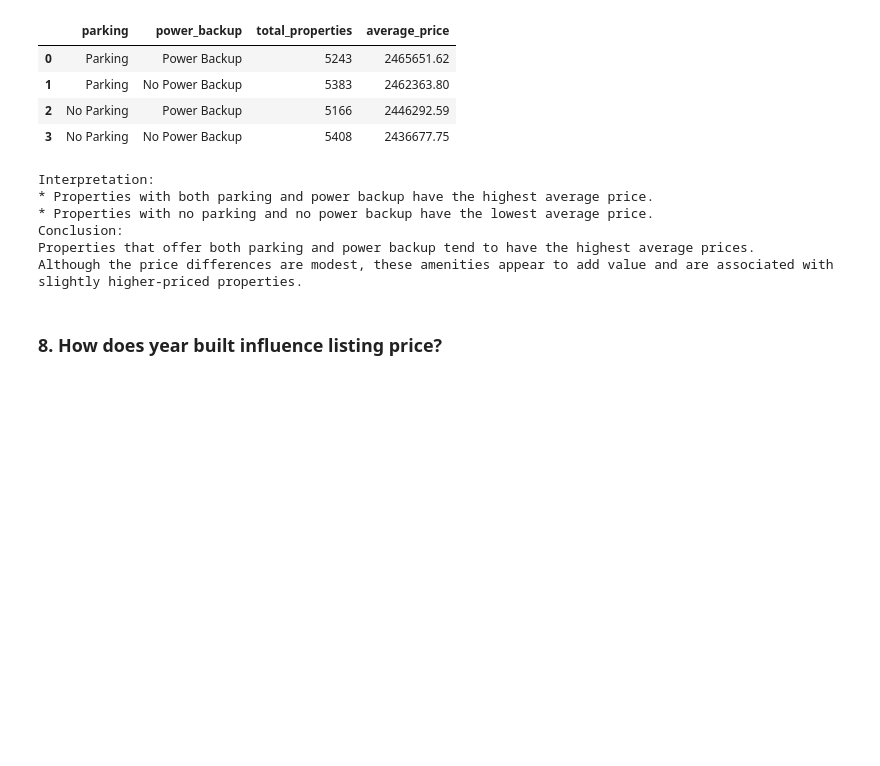
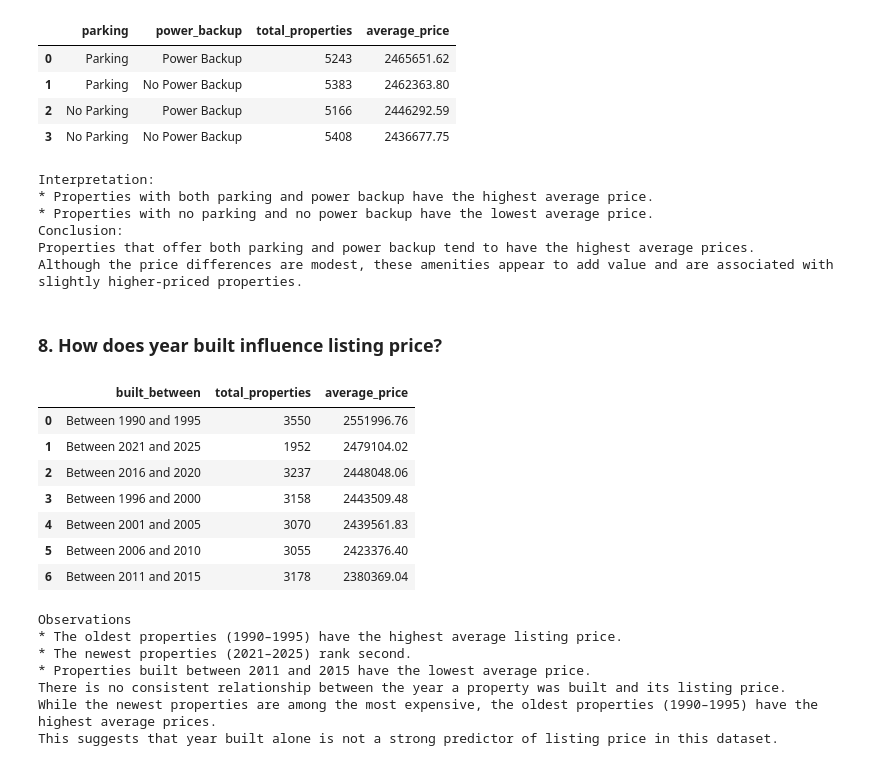
Before and after one commit to mukundnaramesh2605/guvi-python-sql-pandas-project-1, a Jupyter notebook: project.ipynb, the cells around one changed output. Saved outputs shown, nothing was run; the diff lists cells and outputs as text; code cells hidden in the pictures; blank space fills up the shorter version.

Commit message:
8. How does year built influence listing price?

```diff
--- a/project.ipynb
+++ b/project.ipynb
@@ -656,3 +656,50 @@ Properties that offer both parking and power backup tend to have the highest ave
 Although the price differences are modest, these amenities appear to add value and are associated with slightly higher-priced properties.
 # %% [markdown]
 ### 8. How does year built influence listing price?
+# %%
+query8 = """
+SELECT
+    CASE
+        WHEN p.yearbuilt between 1990 and 1995  THEN 'Between 1990 and 1995'
+        WHEN p.yearbuilt between 1996 and 2000  THEN 'Between 1996 and 2000'
+        WHEN p.yearbuilt between 2001 and 2005  THEN 'Between 2001 and 2005'
+        WHEN p.yearbuilt between 2006 and 2010  THEN 'Between 2006 and 2010'
+        WHEN p.yearbuilt between 2011 and 2015  THEN 'Between 2011 and 2015'
+        WHEN p.yearbuilt between 2016 and 2020  THEN 'Between 2016 and 2020'
+        WHEN p.yearbuilt between 2021 and 2025  THEN 'Between 2021 and 2025'
+    END AS built_between,
+    COUNT(*) AS total_properties,
+    ROUND(AVG(l.price), 2) AS average_price
+FROM listings l
+JOIN property_attributes p
+ON l.listingid = p.listingid
+GROUP BY built_between
+ORDER BY average_price DESC
+"""
+result8 = pd.read_sql(query8, conn)
+display(result8)
+interpretation = """
+Observations
+* The oldest properties (1990–1995) have the highest average listing price.
+* The newest properties (2021–2025) rank second.
+* Properties built between 2011 and 2015 have the lowest average price.
+There is no consistent relationship between the year a property was built and its listing price.
+While the newest properties are among the most expensive, the oldest properties (1990–1995) have the highest average prices.
+This suggests that year built alone is not a strong predictor of listing price in this dataset."""
+print(interpretation)
+# %% [output]
+|  | built_between | total_properties | average_price |
+| 0 | Between 1990 and 1995 | 3550 | 2551996.76 |
+| 1 | Between 2021 and 2025 | 1952 | 2479104.02 |
+| 2 | Between 2016 and 2020 | 3237 | 2448048.06 |
+| 3 | Between 1996 and 2000 | 3158 | 2443509.48 |
+| 4 | Between 2001 and 2005 | 3070 | 2439561.83 |
+| 5 | Between 2006 and 2010 | 3055 | 2423376.40 |
+| 6 | Between 2011 and 2015 | 3178 | 2380369.04 |
+Observations
+* The oldest properties (1990–1995) have the highest average listing price.
+* The newest properties (2021–2025) rank second.
+* Properties built between 2011 and 2015 have the lowest average price.
+There is no consistent relationship between the year a property was built and its listing price.
+While the newest properties are among the most expensive, the oldest properties (1990–1995) have the highest average prices.
+This suggests that year built alone is not a strong predictor of listing price in this dataset.
```
